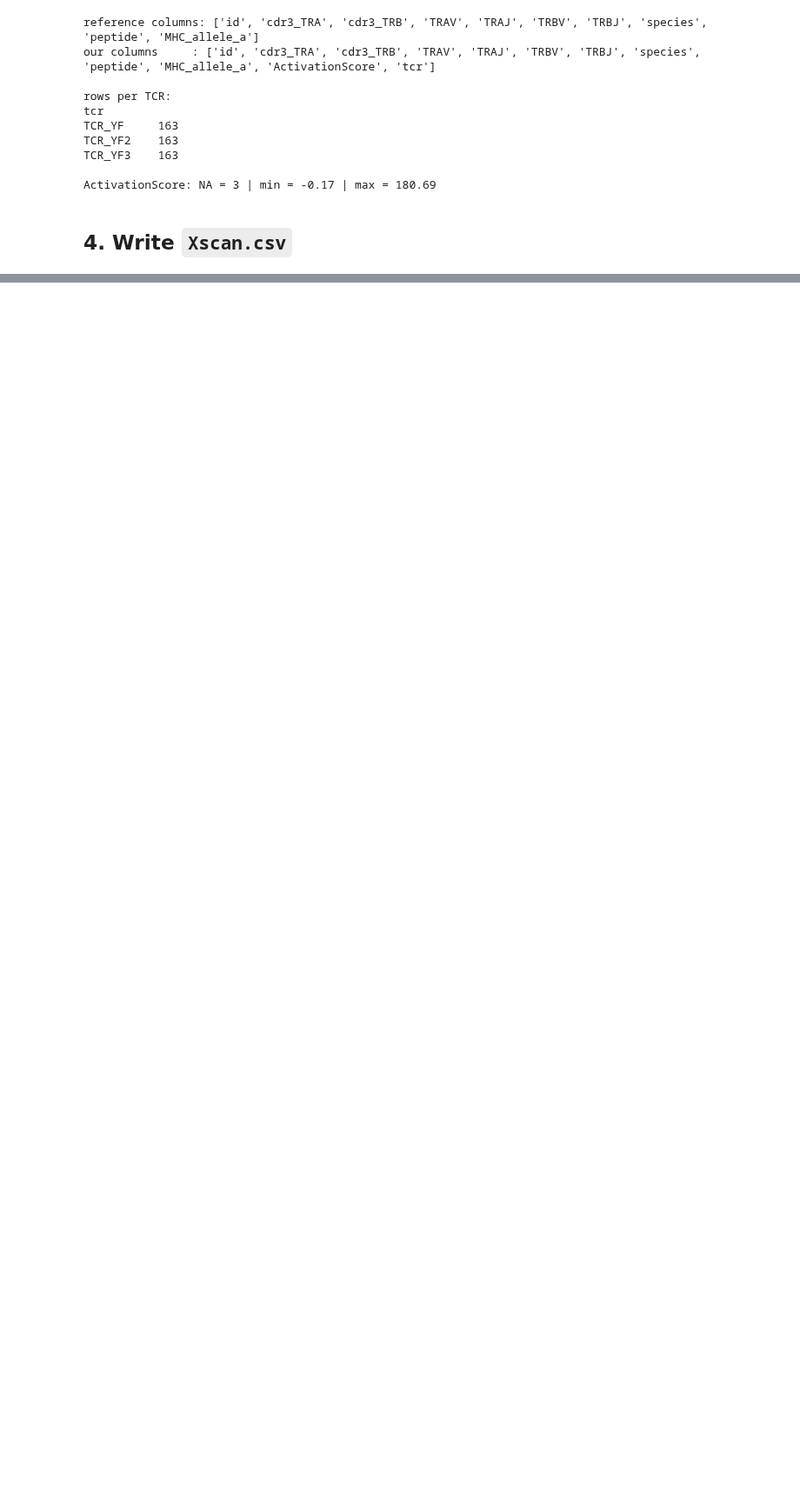
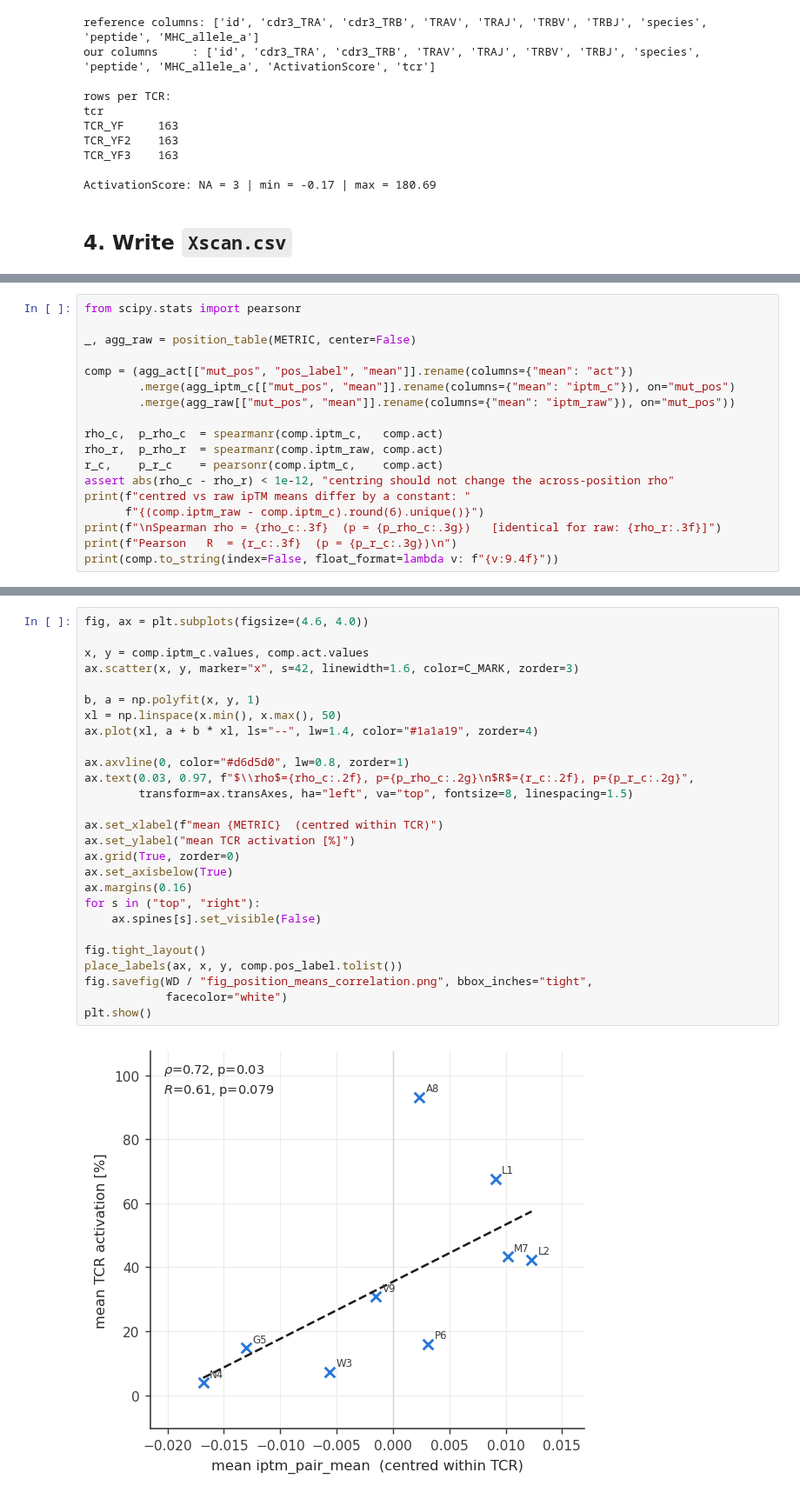
Before and after one commit to Rita-Ann-Roessner/Postdoc-UNIL, a Jupyter notebook: 261001_YF_model_in_silico_Xscan/Monitor.ipynb, the cells around one changed output, grey strips where cells are left out. Shown at 87% size. Saved outputs shown, nothing was run; the diff lists cells and outputs as text; blank space fills up the shorter version.

```diff
--- a/261001_YF_model_in_silico_Xscan/Monitor.ipynb
+++ b/261001_YF_model_in_silico_Xscan/Monitor.ipynb
@@ -173,0 +620,18 @@ id,cdr3_TRA,cdr3_TRB,TRAV,TRAJ,TRBV,TRBJ,species,peptide,MHC_allele_a,Activation
+# %%
+from scipy.stats import pearsonr
+
+_, agg_raw = position_table(METRIC, center=False)
+
+comp = (agg_act[["mut_pos", "pos_label", "mean"]].rename(columns={"mean": "act"})
+        .merge(agg_iptm_c[["mut_pos", "mean"]].rename(columns={"mean": "iptm_c"}), on="mut_pos")
+        .merge(agg_raw[["mut_pos", "mean"]].rename(columns={"mean": "iptm_raw"}), on="mut_pos"))
+
+rho_c,  p_rho_c  = spearmanr(comp.iptm_c,   comp.act)
+rho_r,  p_rho_r  = spearmanr(comp.iptm_raw, comp.act)
+r_c,    p_r_c    = pearsonr(comp.iptm_c,    comp.act)
+assert abs(rho_c - rho_r) < 1e-12, "centring should not change the across-position rho"
+print(f"centred vs raw ipTM means differ by a constant: "
+      f"{(comp.iptm_raw - comp.iptm_c).round(6).unique()}")
+print(f"\nSpearman rho = {rho_c:.3f}  (p = {p_rho_c:.3g})   [identical for raw: {rho_r:.3f}]")
+print(f"Pearson   R  = {r_c:.3f}  (p = {p_r_c:.3g})\n")
+print(comp.to_string(index=False, float_format=lambda v: f"{v:9.4f}"))
@@ -173,0 +654,29 @@ id,cdr3_TRA,cdr3_TRB,TRAV,TRAJ,TRBV,TRBJ,species,peptide,MHC_allele_a,Activation
+# %%
+fig, ax = plt.subplots(figsize=(4.6, 4.0))
+
+x, y = comp.iptm_c.values, comp.act.values
+ax.scatter(x, y, marker="x", s=42, linewidth=1.6, color=C_MARK, zorder=3)
+
+b, a = np.polyfit(x, y, 1)
+xl = np.linspace(x.min(), x.max(), 50)
+ax.plot(xl, a + b * xl, ls="--", lw=1.4, color="#1a1a19", zorder=4)
+
+ax.axvline(0, color="#d6d5d0", lw=0.8, zorder=1)
+ax.text(0.03, 0.97, f"$\\rho$={rho_c:.2f}, p={p_rho_c:.2g}\n$R$={r_c:.2f}, p={p_r_c:.2g}",
+        transform=ax.transAxes, ha="left", va="top", fontsize=8, linespacing=1.5)
+
+ax.set_xlabel(f"mean {METRIC}  (centred within TCR)")
+ax.set_ylabel("mean TCR activation [%]")
+ax.grid(True, zorder=0)
+ax.set_axisbelow(True)
+ax.margins(0.16)
+for s in ("top", "right"):
+    ax.spines[s].set_visible(False)
+
+fig.tight_layout()
+place_labels(ax, x, y, comp.pos_label.tolist())
+fig.savefig(WD / "fig_position_means_correlation.png", bbox_inches="tight",
+            facecolor="white")
+plt.show()
+# %% [output]
+[figure, added]
```
Also changed, not shown: parts of 18 cells of this notebook.
